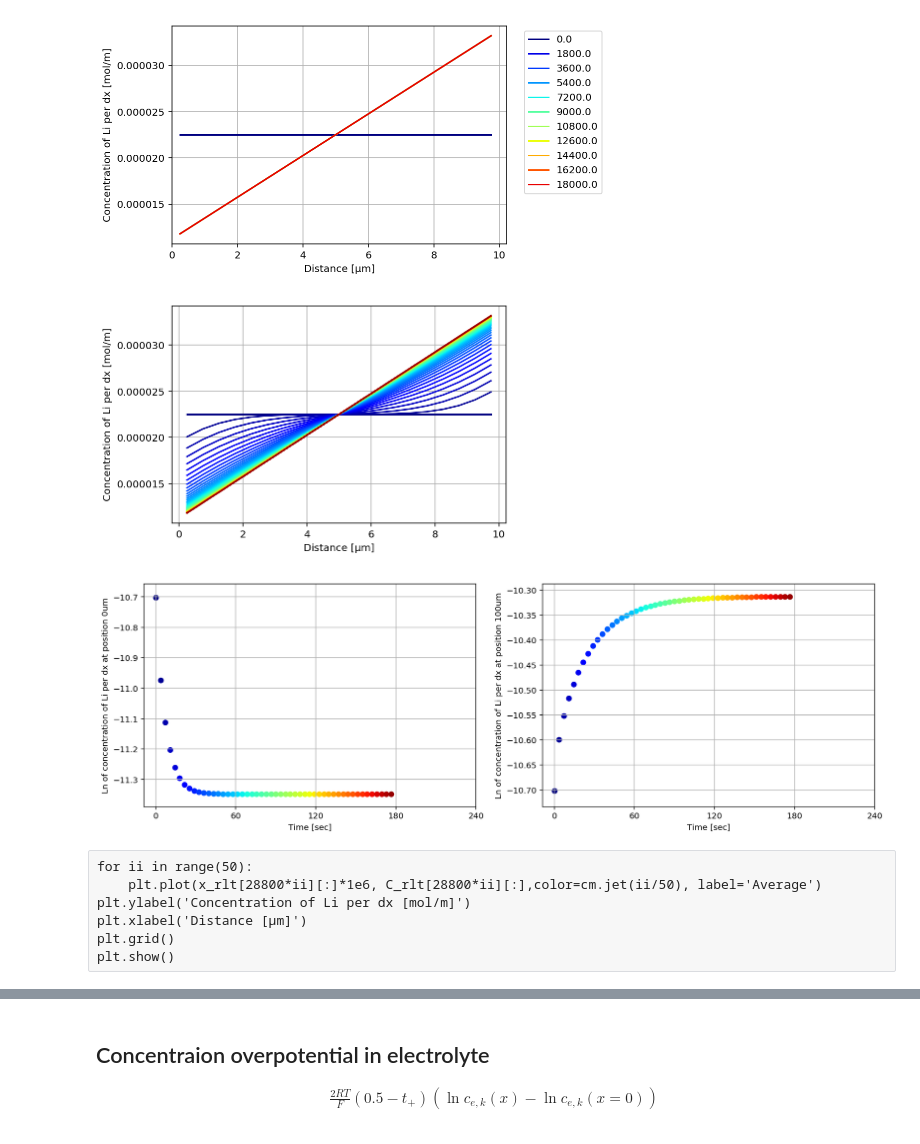
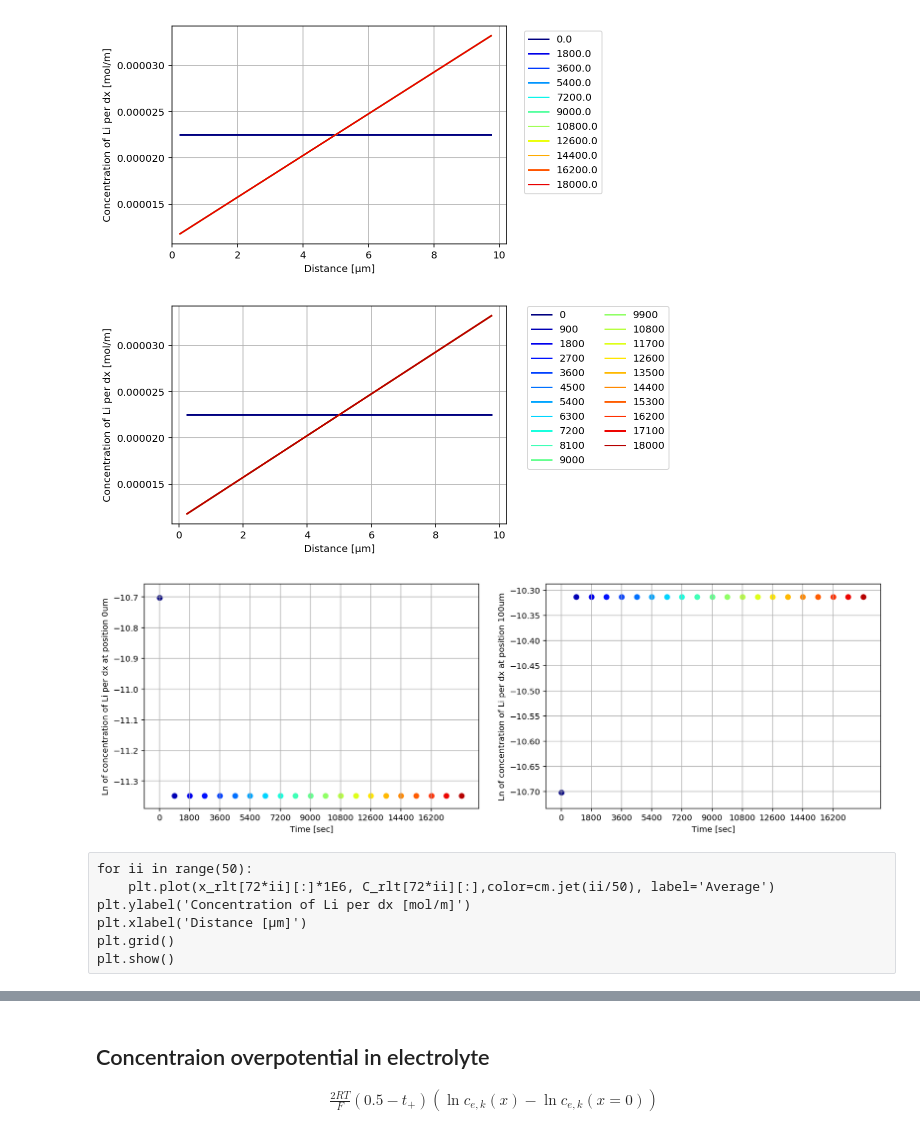
Before and after one commit to TakumaKawahara/BS-StudyGroup, a Jupyter notebook: Model#5/BS_Model#5_ver1.1.ipynb, the cells around one changed output, grey strips where cells are left out. Saved outputs shown, nothing was run; the diff lists cells and outputs as text; code cells hidden in the pictures.

```diff
--- a/Model#5/BS_Model#5_ver1.1.ipynb
+++ b/Model#5/BS_Model#5_ver1.1.ipynb
@@ -694,14 +697,12 @@ print('{:.2}'.format(t2-t1),'sec')
 # %%
-tt=(t_total-dt)/10#[sec] delta time for plot
+tt=(t_total-dt)/18#[sec] delta time for plot
 for ii in range(len(time_rlt[time_rlt % tt == 0])):
     plt.plot(x_rlt[time_rlt % tt == 0][ii]*1E6,C_rlt[time_rlt % tt == 0][ii], label = time_rlt[time_rlt % tt == 0][ii],color=cm.jet(ii/len(time_rlt[time_rlt % tt == 0])))
-#plt.plot(([0,100]),([C_s_max_p*S,C_s_max_p*S]),'--',label='C_s_max_p',color='black')
 plt.legend(loc='upper right',
            bbox_to_anchor=(0.9, 0.9, 0.4, .100))
 plt.ylabel('Concentration of Li per dx [mol/m]')
 plt.xlabel('Distance [μm]')
 plt.gca().set_xlim(left=0)
-#plt.gca().set_ylim(bottom=0)#.xlim(0,100)
 plt.grid()
 plt.show()
 # %% [output]
@@ -766,14 +710,12 @@ print('{:.2}'.format(t2-t1),'sec')
 # %%
-tt=(t_total-dt)/500#[sec] delta time for plot
-for ii in range(len(time_rlt[time_rlt % tt == 0])):
-    plt.plot(x_rlt[time_rlt % tt == 0][ii]*1E6,C_rlt[time_rlt % tt == 0][ii], label = time_rlt[time_rlt % tt == 0][ii],color=cm.jet(ii/len(time_rlt[time_rlt % tt == 0])))
-#plt.plot(([0,100]),([C_s_max_p*S,C_s_max_p*S]),'--',label='C_s_max_p',color='black')
-plt.legend(loc='upper right',
-           bbox_to_anchor=(0.9, 0.9, 0.4, .100))
+plot_delta_time = 5#[sec]
+plot_max_time = t_total#[sec]
+for ii in range(int(plot_max_time/plot_delta_time)+1):
+    plt.plot(x_rlt[int(plot_delta_time/dt)*ii][:]*1E6, C_rlt[int(plot_delta_time/dt)*ii][:],color=cm.jet(ii/(int(plot_max_time/plot_delta_time)+1)), label=plot_delta_time*ii)
 plt.ylabel('Concentration of Li per dx [mol/m]')
 plt.xlabel('Distance [μm]')
-plt.gca().set_xlim(left=0)
-#plt.gca().set_ylim(bottom=0)#.xlim(0,100)
+plt.legend(loc='upper right',
+           bbox_to_anchor=(1, 0.92, 0.4, .100),ncol=2)
 plt.grid()
 plt.show()
 # %% [output]
@@ -780,0 +723,15 @@ plt.show()
+# %%
+fig, (ax1, ax2) = plt.subplots(ncols=2, figsize=(16,5))
+
+for ii in range(int(plot_max_time/plot_delta_time)+1):
+    ax1.scatter(time_rlt[int(plot_delta_time/dt)*ii], np.log(C_rlt[int(plot_delta_time/dt)*ii][0]),color=cm.jet(ii/(int(plot_max_time/plot_delta_time)+1)), label='Average')
+    ax2.scatter(time_rlt[int(plot_delta_time/dt)*ii], np.log(C_rlt[int(plot_delta_time/dt)*ii][19]),color=cm.jet(ii/(int(plot_max_time/plot_delta_time)+1)), label='Average')
+ax1.grid()
+ax1.set_xlabel('Time [sec]')
+ax1.set_ylabel('Ln of concentration of Li per dx at position 0um')
+ax1.xaxis.set_ticks(np.arange(0, plot_max_time, plot_max_time/10))
+ax2.grid()
+ax2.set_xlabel('Time [sec]')
+ax2.set_ylabel('Ln of concentration of Li per dx at position 100um')
+ax2.xaxis.set_ticks(np.arange(0, plot_max_time, plot_max_time/10))
+plt.show()
@@ -855,34 +865,38 @@ plt.show()
 # %% [output]
 [figure]
 # %%
-for ii in range(50):
-    plt.plot(x_rlt[72*ii][:]*1E6, C_rlt[72*ii][:],color=cm.jet(ii/50), label='Average')
+plot_max_time = t_total#[sec]
+plot_delta_time = int(plot_max_time/20)#[sec]
+for ii in range(int(plot_max_time/plot_delta_time)+1):
+    plt.plot(x_rlt[int(plot_delta_time/dt)*ii][:]*1E6, C_rlt[int(plot_delta_time/dt)*ii][:],color=cm.jet(ii/(int(plot_max_time/plot_delta_time)+1)), label=plot_delta_time*ii)
 plt.ylabel('Concentration of Li per dx [mol/m]')
 plt.xlabel('Distance [μm]')
+plt.legend(loc='upper right',
+           bbox_to_anchor=(1.1, 0.92, 0.4, .100),ncol=2)
 plt.grid()
 plt.show()
 # %% [output]
-[figure, old version]
+[figure, new version]
 # %%
 fig, (ax1, ax2) = plt.subplots(ncols=2, figsize=(16,5))
 
-for ii in range(50):
-    ax1.scatter(time_rlt[72*ii], np.log(C_rlt[4*72*ii][0]),color=cm.jet(ii/50), label='Average')
-    ax2.scatter(time_rlt[72*ii], np.log(C_rlt[72*ii][19]),color=cm.jet(ii/50), label='Average')
+for ii in range(int(plot_max_time/plot_delta_time)+1):
+    ax1.scatter(time_rlt[int(plot_delta_time/dt)*ii], np.log(C_rlt[int(plot_delta_time/dt)*ii][0]),color=cm.jet(ii/(int(plot_max_time/plot_delta_time)+1)), label='Average')
+    ax2.scatter(time_rlt[int(plot_delta_time/dt)*ii], np.log(C_rlt[int(plot_delta_time/dt)*ii][19]),color=cm.jet(ii/(int(plot_max_time/plot_delta_time)+1)), label='Average')
 ax1.grid()
 ax1.set_xlabel('Time [sec]')
 ax1.set_ylabel('Ln of concentration of Li per dx at position 0um')
-ax1.xaxis.set_ticks(np.arange(0, 300, 60))
+ax1.xaxis.set_ticks(np.arange(0, plot_max_time, plot_max_time/10))
 ax2.grid()
 ax2.set_xlabel('Time [sec]')
 ax2.set_ylabel('Ln of concentration of Li per dx at position 100um')
-ax2.xaxis.set_ticks(np.arange(0, 300, 60))
+ax2.xaxis.set_ticks(np.arange(0, plot_max_time, plot_max_time/10))
 plt.show()
 # %% [output]
-[figure, old version]
+[figure, new version]
 # %% [raw]
 for ii in range(50):
-    plt.plot(x_rlt[28800*ii][:]*1e6, C_rlt[28800*ii][:],color=cm.jet(ii/50), label='Average')
+    plt.plot(x_rlt[72*ii][:]*1E6, C_rlt[72*ii][:],color=cm.jet(ii/50), label='Average')
 plt.ylabel('Concentration of Li per dx [mol/m]')
 plt.xlabel('Distance [μm]')
 plt.grid()
```
Also changed, not shown: parts of 24 cells of this notebook.
